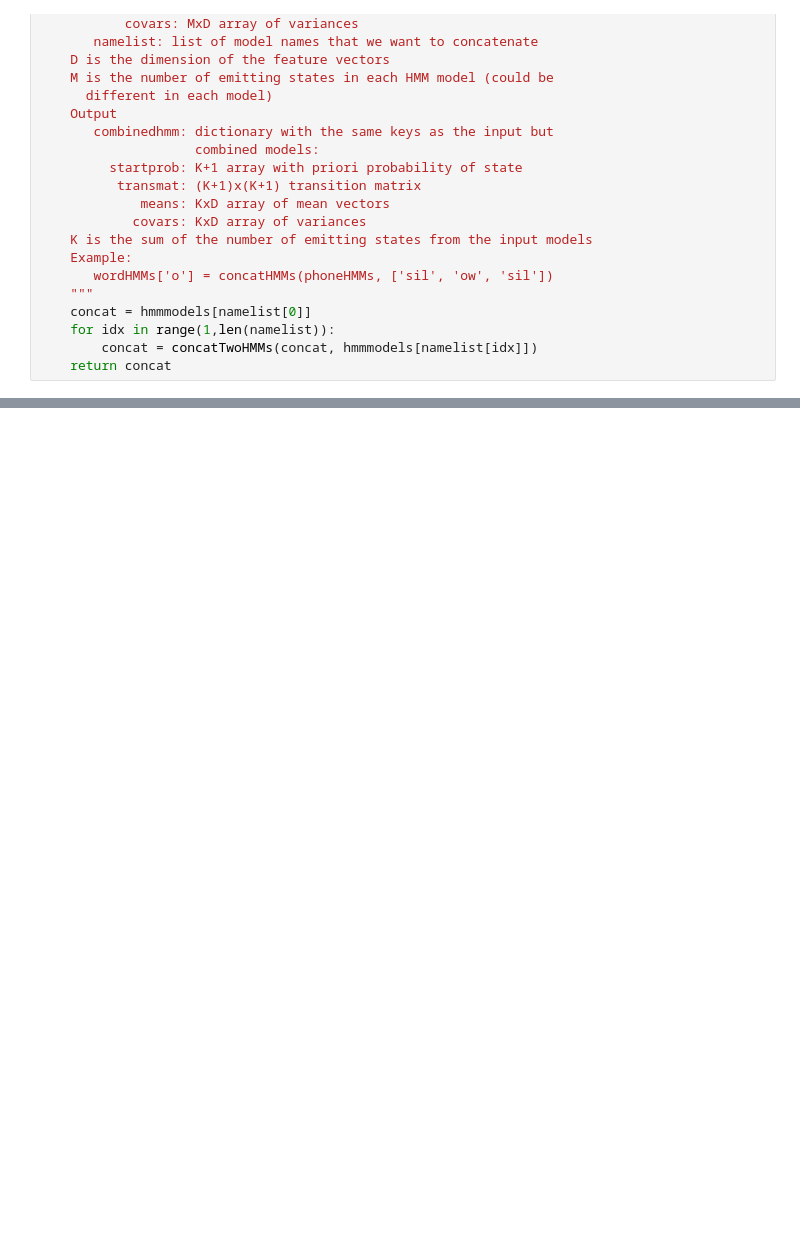
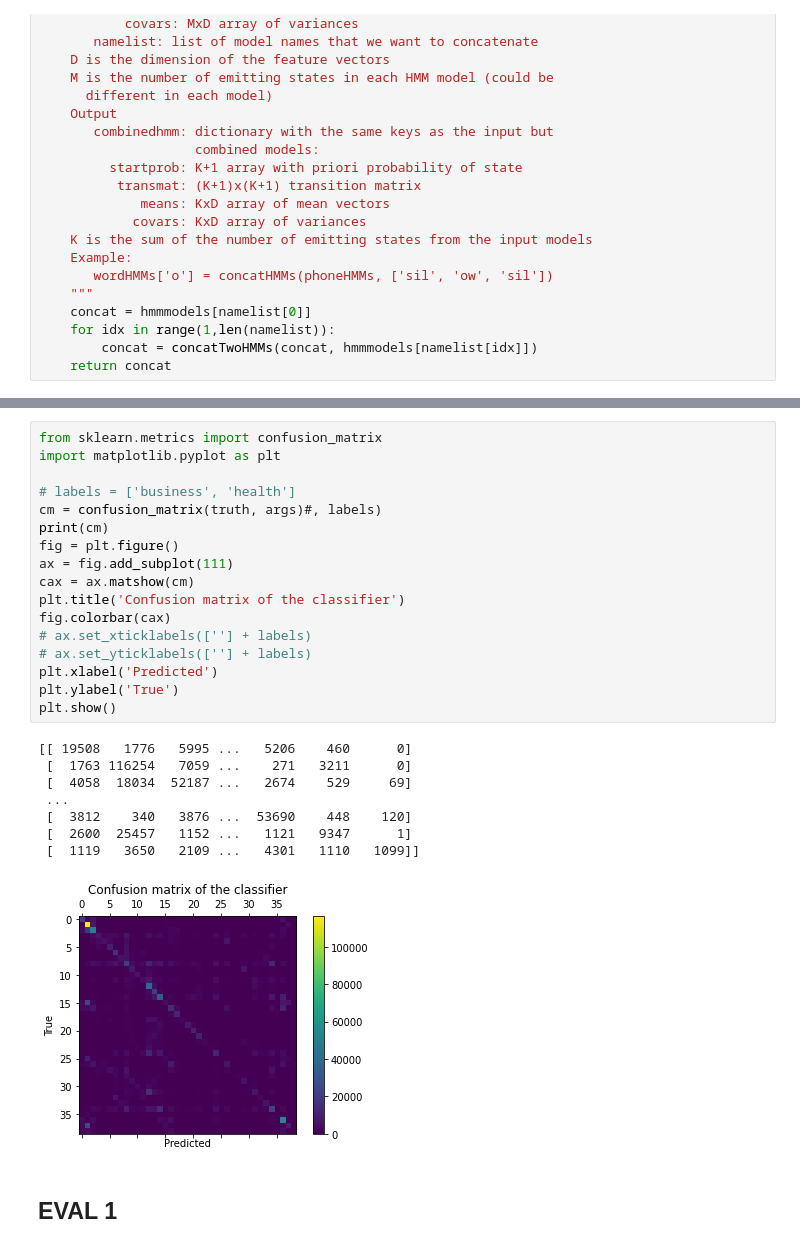
Before and after one commit to alishibli97/DT2119-Speech-and-Speaker-Recognition, a Jupyter notebook: lab3/dt2119_lab3_2019-04-25/Untitled.ipynb, the cells around one changed output, grey strips where cells are left out. Cells and saved outputs as stored; diff of their text form; blank space fills up the shorter version.

```diff
--- a/lab3/dt2119_lab3_2019-04-25/Untitled.ipynb
+++ b/lab3/dt2119_lab3_2019-04-25/Untitled.ipynb
@@ -633,0 +1343,28 @@ print("Dynamic Features ", training_data[0]['dynamic_lmfcc'].shape)
+# %%
+from sklearn.metrics import confusion_matrix
+import matplotlib.pyplot as plt
+
+# labels = ['business', 'health']
+cm = confusion_matrix(truth, args)#, labels)
+print(cm)
+fig = plt.figure()
+ax = fig.add_subplot(111)
+cax = ax.matshow(cm)
+plt.title('Confusion matrix of the classifier')
+fig.colorbar(cax)
+# ax.set_xticklabels([''] + labels)
+# ax.set_yticklabels([''] + labels)
+plt.xlabel('Predicted')
+plt.ylabel('True')
+plt.show()
+# %% [output]
+[[ 19508   1776   5995 ...   5206    460      0]
+ [  1763 116254   7059 ...    271   3211      0]
+ [  4058  18034  52187 ...   2674    529     69]
+ ...
+ [  3812    340   3876 ...  53690    448    120]
+ [  2600  25457   1152 ...   1121   9347      1]
+ [  1119   3650   2109 ...   4301   1110   1099]]
+[figure, added]
+# %% [markdown]
+## EVAL 1
```
Also changed, not shown: parts of 114 cells of this notebook, 5 other files.
